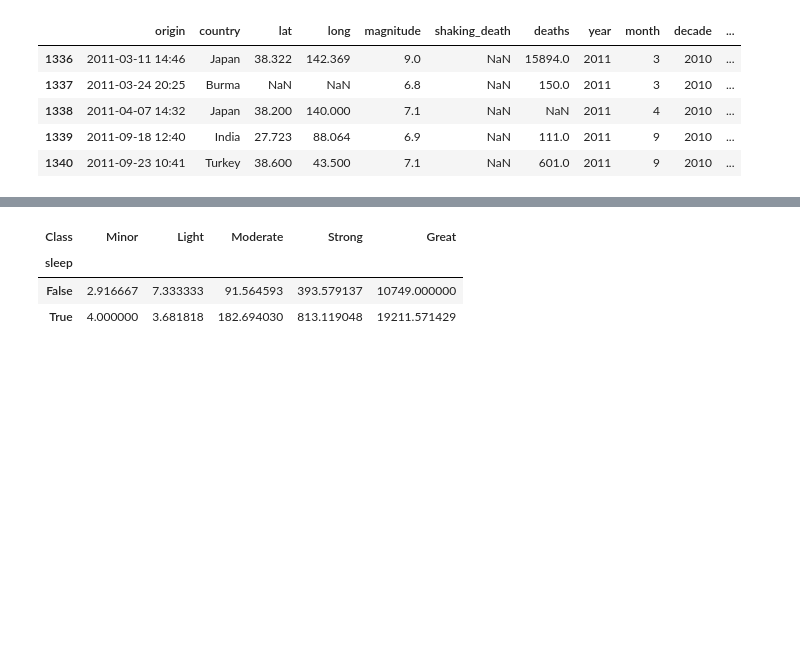
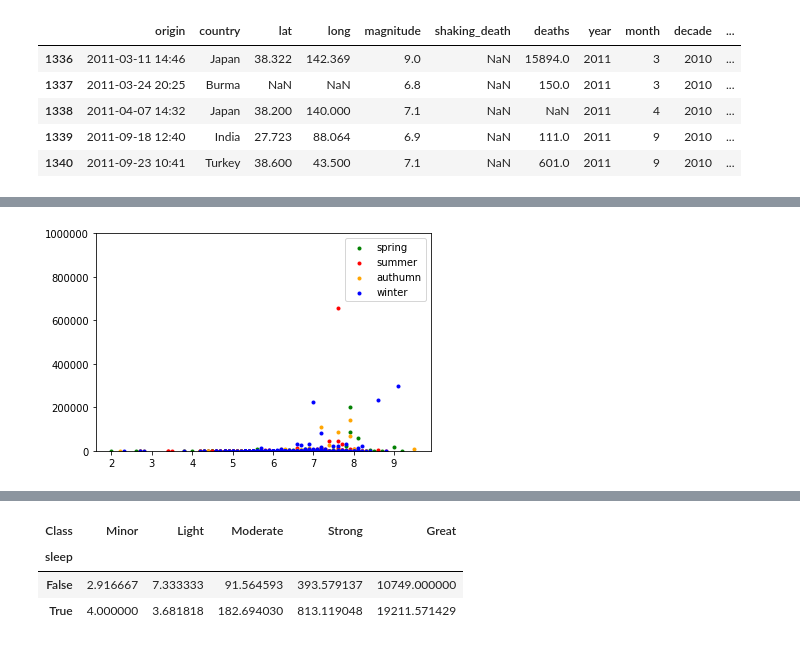
Before and after one commit to shrutijalewar/data-question-3-xtreme-united, a Jupyter notebook: quake.ipynb, the cells around one changed output, grey strips where cells are left out. Drawn from its saved outputs; the diff is of its cells as text; code cells hidden in the pictures; blank space fills up the shorter version.

```diff
--- a/quake.ipynb
+++ b/quake.ipynb
@@ -348,0 +378,32 @@ plt.show()
+# %%
+# split the scatter by season
+
+top=10**w.value #set vertical scale
+
+eq_spr=eq_sd_D[eq_sd_D['Season']=='spring']
+eq_smr=eq_sd_D[eq_sd_D['Season']=='summer']
+eq_aut=eq_sd_D[eq_sd_D['Season']=='authumn']
+eq_wnt=eq_sd_D[eq_sd_D['Season']=='winter']
+
+x_spr=eq_spr['magnitude']
+y_spr=eq_spr['deaths']
+
+x_smr=eq_smr['magnitude']
+y_smr=eq_smr['deaths']
+
+x_aut=eq_aut['magnitude']
+y_aut=eq_aut['deaths']
+
+x_wnt=eq_wnt['magnitude']
+y_wnt=eq_wnt['deaths']
+
+plt.scatter(x_spr,y_spr,marker='.',color='green',label='spring')
+plt.scatter(x_smr,y_smr,marker='.',color='red',label='summer')
+plt.scatter(x_aut,y_aut,marker='.',color='orange',label='authumn')
+plt.scatter(x_wnt,y_wnt,marker='.',color='blue',label='winter')
+
+plt.legend()
+plt.ylim(0,top)
+plt.show()
+# %% [output]
+[figure, added]
```
Also changed, not shown: parts of 17 cells of this notebook.
